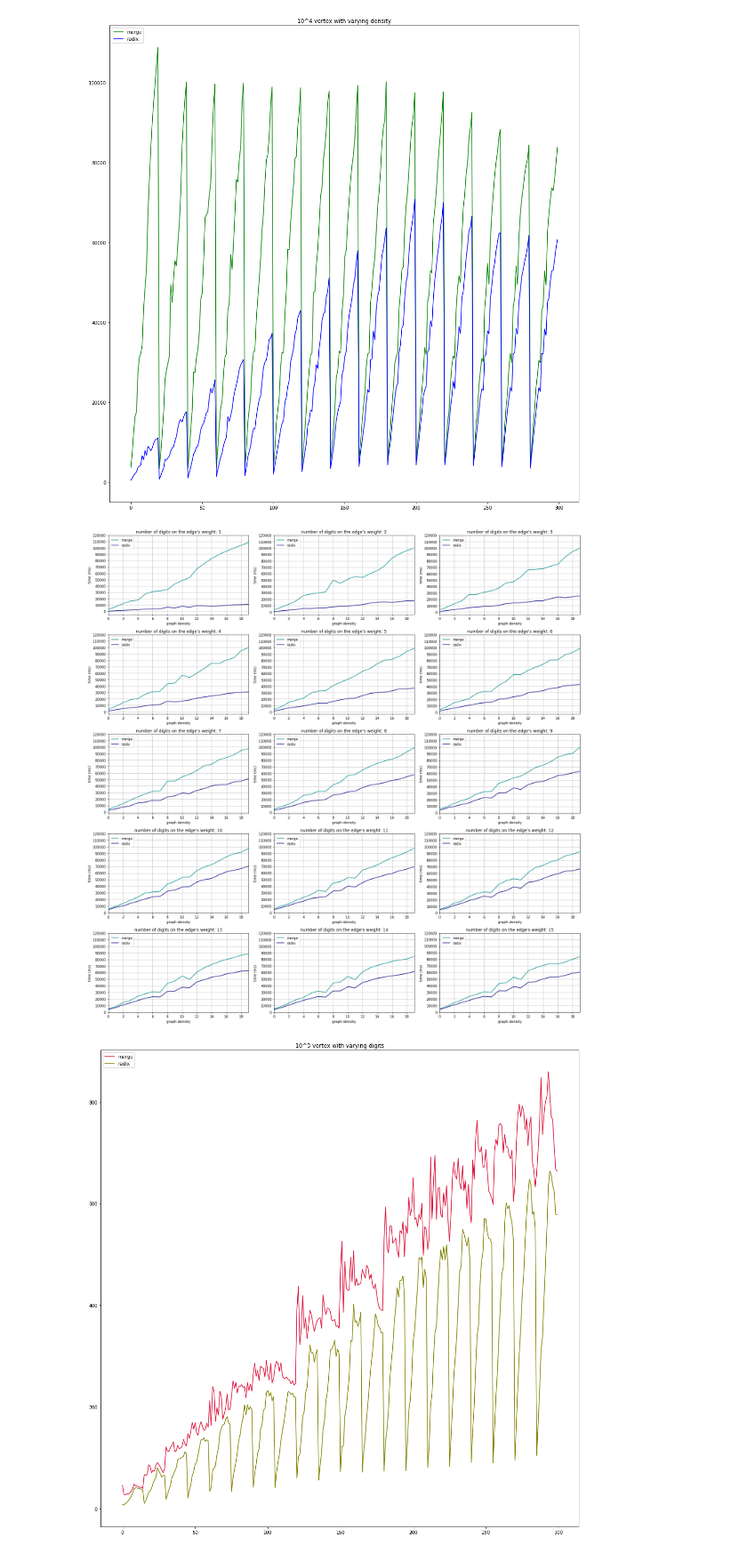
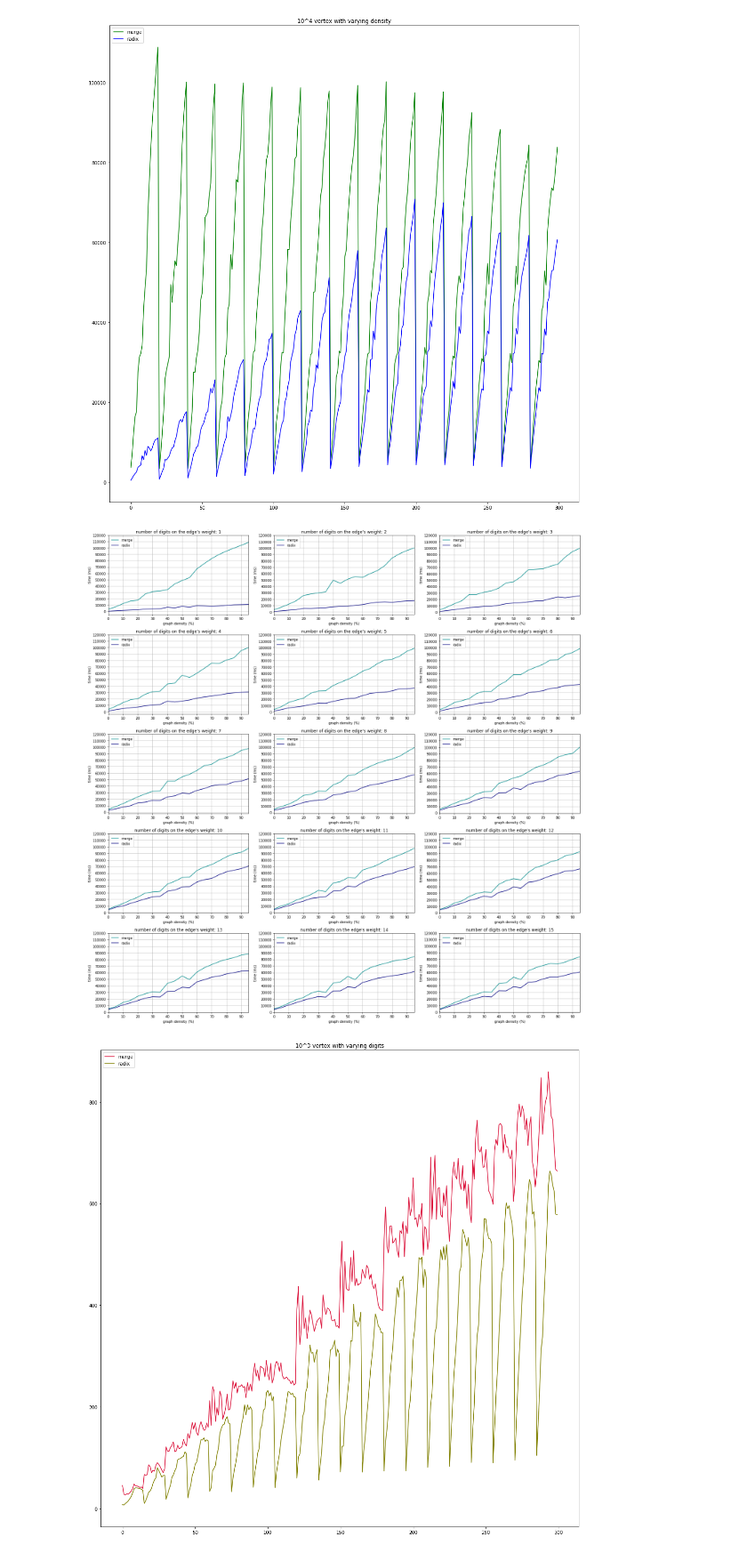
Before and after one commit to tannus/kruskal_radix, a Jupyter notebook: results/final_results/graphic_plots.ipynb, the cells around one changed output. Shown at 89% size. Cells and saved outputs as stored; diff of their text form; code cells hidden in the pictures.

```diff
--- a/results/final_results/graphic_plots.ipynb
+++ b/results/final_results/graphic_plots.ipynb
@@ -72,6 +72,7 @@ plt.tight_layout()
 # %% [output]
 [figure]
 # %%
+rot = ['0','10','20','30','40','50','60','70','80','90','100']
 ys = []
 for i in range(15):
     n = 0+20*i
@@ -93,8 +94,9 @@ for i in range(5):
         pd.Series(y_ax, index=x_ax).plot(kind='line', ax=axs[i][j], color='blue',label='radix')
         axs[i][j].set_yticks(range(0,1000,100))
         axs[i][j].set_xticks(range(0,20,2))
+        axs[i][j].set_xticklabels(rot)
         axs[i][j].grid(0.3)
-        axs[i][j].set(xlabel='graph density', ylabel='time (ms)')
+        axs[i][j].set(xlabel='graph density (%)', ylabel='time (ms)')
         axs[i][j].set_title('number of digits on the edge\'s weight: {}'.format(int(k/2)))
         axs[i][j].legend(loc='upper left')
 
@@ -112,36 +114,38 @@ plt.tight_layout()
 # %% [output]
 [figure]
 # %%
+rot = ['0','10','20','30','40','50','60','70','80','90','100']
 ys = []
 for i in range(15):
     n = 0+20*i
     m = 20+20*i
     ys.append(den_m4[n:m])
     ys.append(den_r4[n:m])
 
 x_ax = np.arange(20)
 fig, axs = plt.subplots(nrows=5, ncols=3, figsize=(20,20))
 
 k=0
 for i in range(5):
     for j in range(3):
         y_ax = ys[k]
         k+=1
         pd.Series(y_ax, index=x_ax).plot(kind='line', ax=axs[i][j], color='darkcyan',label='merge')
         y_ax = ys[k]
         k+=1
         pd.Series(y_ax, index=x_ax).plot(kind='line', ax=axs[i][j], color='navy',label='radix')
         axs[i][j].set_yticks(range(0,130000,10000))
         axs[i][j].set_xticks(range(0,20,2))
+        axs[i][j].set_xticklabels(rot)
         axs[i][j].grid(0.3)
-        axs[i][j].set(xlabel='graph density', ylabel='time (ms)')
+        axs[i][j].set(xlabel='graph density (%)', ylabel='time (ms)')
         axs[i][j].set_title('number of digits on the edge\'s weight: {}'.format(int(k/2)))
         axs[i][j].legend(loc='upper left')
 
 plt.tight_layout()
 plt.show()
 # %% [output]
-[figure, old version]
+[figure, new version]
 # %%
 plt.figure(figsize=(15,15))
 plt.title("10^3 vertex with varying digits")
```
Also changed, not shown: parts of 5 cells of this notebook.
